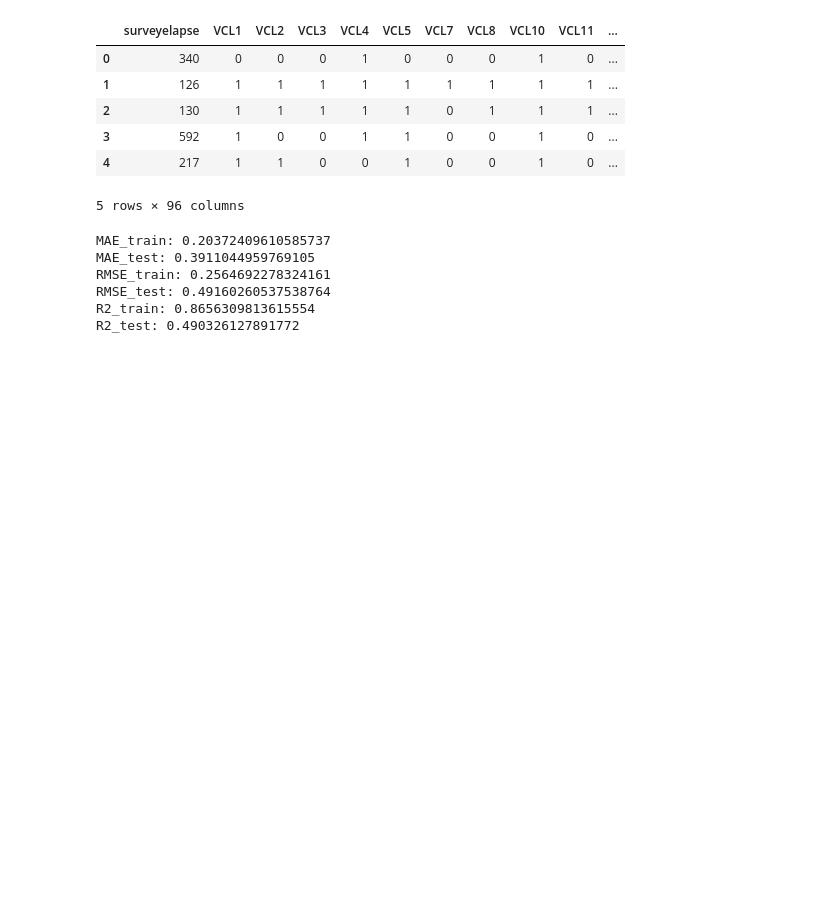
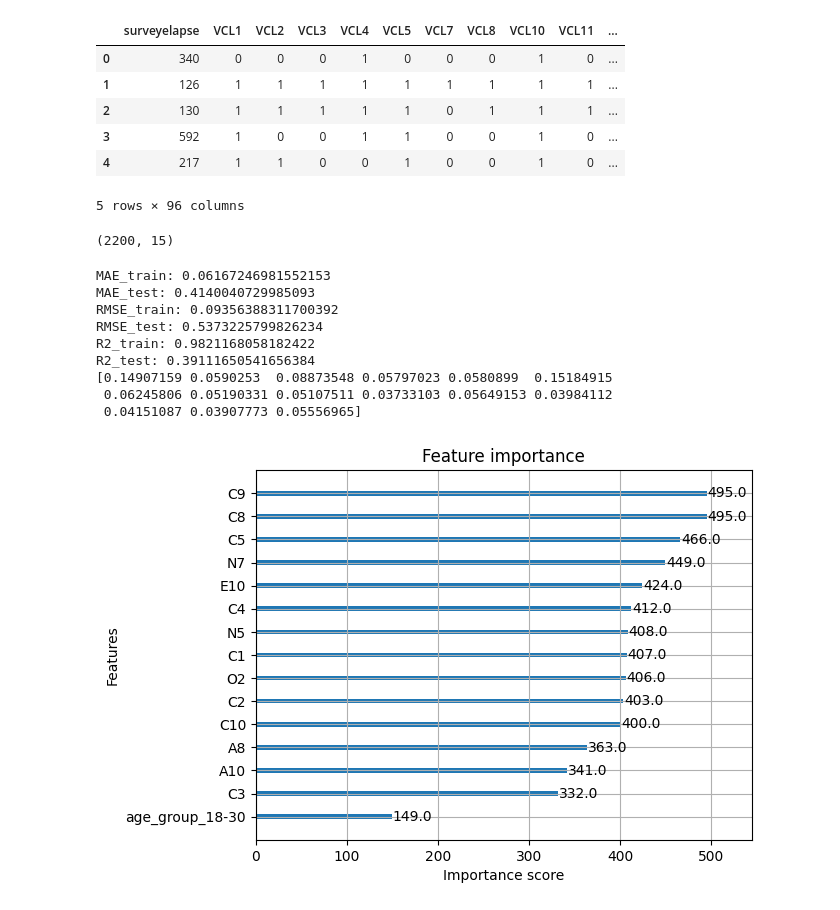
Before and after one commit to Rishik15/BTT_GM2, a Jupyter notebook: AdvancedModeling_Regression.ipynb, the cells around one changed output. Cells and saved outputs as stored; diff of their text form; code cells hidden in the pictures; blank space fills up the shorter version.

```diff
--- a/AdvancedModeling_Regression.ipynb
+++ b/AdvancedModeling_Regression.ipynb
@@ -17,48 +21,55 @@ df.head()
 5 rows × 96 columns
 # %%
 X = df[['C8', 'C9', 'C1', 'C10', 'C5', 'C4', 'N7', 'C3', 'A10', 'C2', 'N5', 'A8', 'O2', 'E10', 'age_group_18-30']]
-#X = df.drop(columns = ['Grit', 'highgrit'])
 y = df['Grit']
+
+X.shape
+# %% [output]
+(2200, 15)
 # %%
 X_train, X_test, y_train, y_test = train_test_split(
     X, y, test_size=0.2, random_state=42
 )
 
 model = XGBRegressor(
-    n_estimators=300,
-    learning_rate=0.05,
-    max_depth=4,
-    subsample=0.8,
-    colsample_bytree=0.8,
     random_state=42
 )
 
 model.fit(X_train, y_train)
 
 y_pred_train = model.predict(X_train)
 y_pred_test  = model.predict(X_test)
 
 MAE_train = mean_absolute_error(y_train, y_pred_train)
 MAE_test  = mean_absolute_error(y_test, y_pred_test)
 
 RMSE_train = np.sqrt(mean_squared_error(y_train, y_pred_train))
 RMSE_test  = np.sqrt(mean_squared_error(y_test, y_pred_test))
 
 R2_train = r2_score(y_train, y_pred_train)
 R2_test  = r2_score(y_test, y_pred_test)
 
 print("MAE_train:", MAE_train)
 print("MAE_test:", MAE_test)
 
 print("RMSE_train:", RMSE_train)
 print("RMSE_test:", RMSE_test)
 
 print("R2_train:", R2_train)
 print("R2_test:", R2_test)
+
+print(model.feature_importances_)
+
+plot_importance(model, max_num_features=20)
+plt.show()
 # %% [output]
-MAE_train: 0.20372409610585737
-MAE_test: 0.3911044959769105
-RMSE_train: 0.2564692278324161
-RMSE_test: 0.49160260537538764
-R2_train: 0.8656309813615554
-R2_test: 0.490326127891772
+MAE_train: 0.06167246981552153
+MAE_test: 0.4140040729985093
+RMSE_train: 0.09356388311700392
+RMSE_test: 0.5373225799826234
+R2_train: 0.9821168058182422
+R2_test: 0.39111650541656384
+[0.14907159 0.0590253  0.08873548 0.05797023 0.0580899  0.15184915
+ 0.06245806 0.05190331 0.05107511 0.03733103 0.05649153 0.03984112
+ 0.04151087 0.03907773 0.05556965]
+[figure, added]
```
Also changed, not shown: parts of 6 cells of this notebook.
